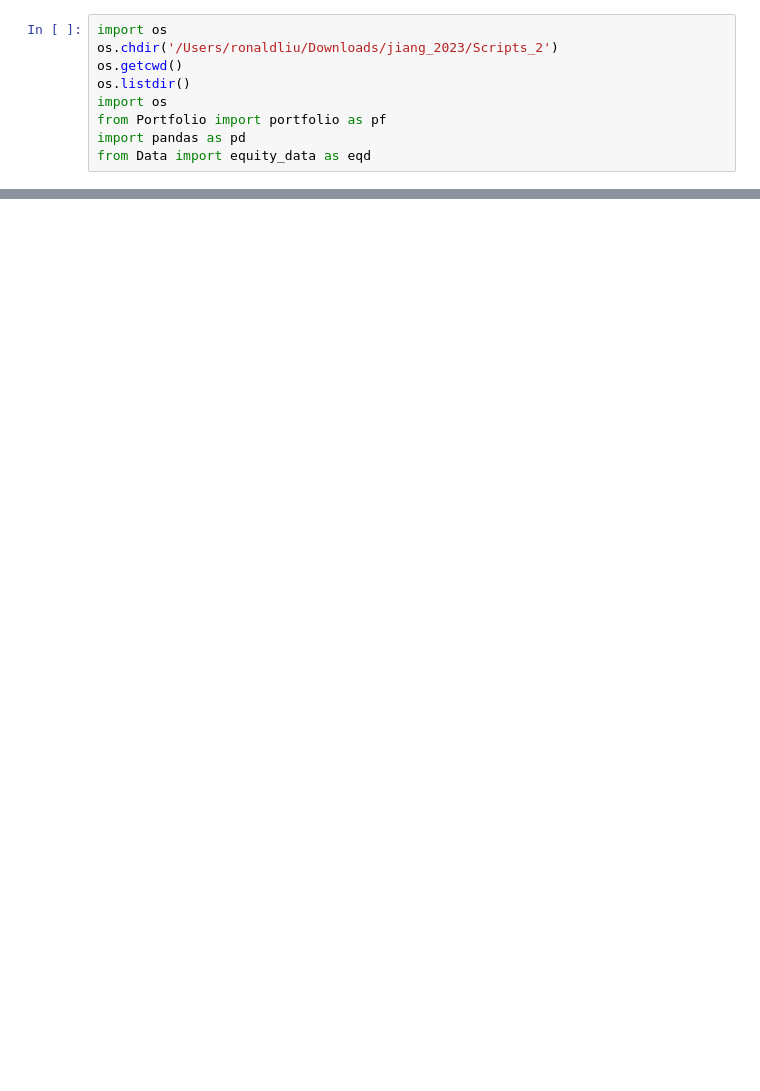
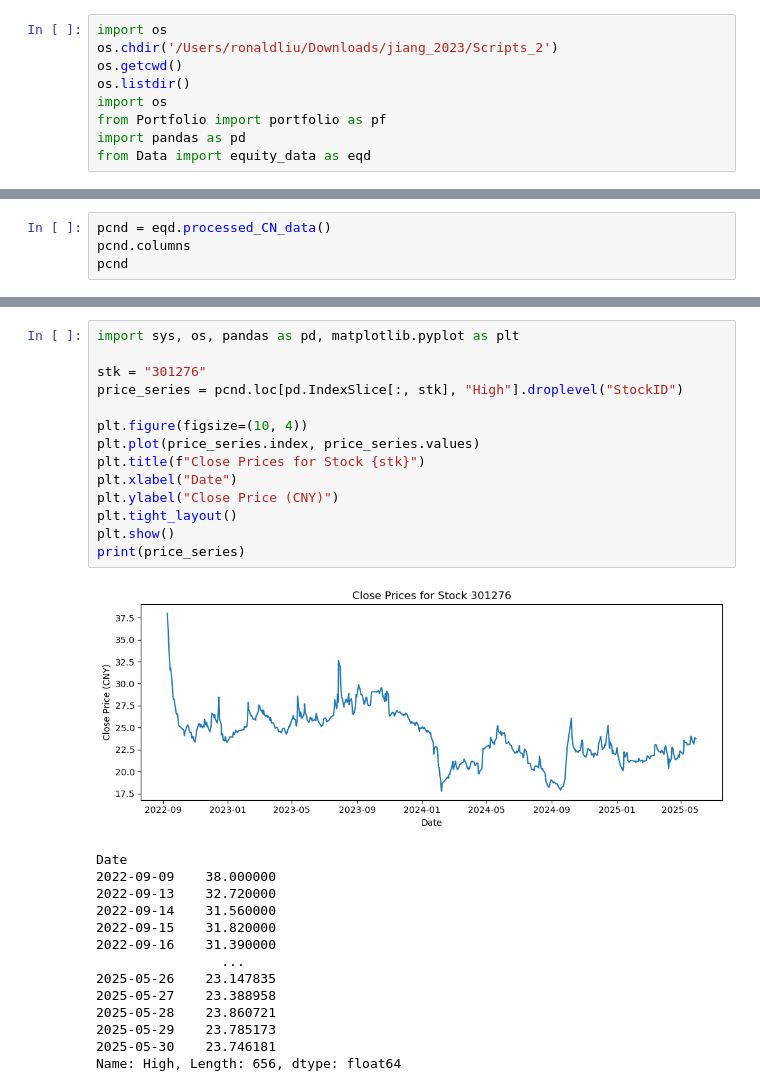
Before and after one commit to rliu4936/bob22, a Jupyter notebook: main.ipynb, the cells around one changed output, grey strips where cells are left out. Saved outputs shown, nothing was run; the diff lists cells and outputs as text; blank space fills up the shorter version.

Commit message:
cleaning chinese data

```diff
--- a/main.ipynb
+++ b/main.ipynb
@@ -157,0 +74,4 @@ ModuleNotFoundError: No module named 'Experiments'
+# %%
+pcnd = eqd.processed_CN_data()
+pcnd.columns
+pcnd
@@ -158 +116,30 @@ ModuleNotFoundError: No module named 'Experiments'
+# %%
+import sys, os, pandas as pd, matplotlib.pyplot as plt
+
+stk = "301276"
+price_series = pcnd.loc[pd.IndexSlice[:, stk], "High"].droplevel("StockID")
+
+plt.figure(figsize=(10, 4))
+plt.plot(price_series.index, price_series.values)
+plt.title(f"Close Prices for Stock {stk}")
+plt.xlabel("Date")
+plt.ylabel("Close Price (CNY)")
+plt.tight_layout()
+plt.show()
+print(price_series)
+# %% [output]
+[figure, added]
+Date
+2022-09-09    38.000000
+2022-09-13    32.720000
+2022-09-14    31.560000
+2022-09-15    31.820000
+2022-09-16    31.390000
+                ...
+2025-05-26    23.147835
+2025-05-27    23.388958
+2025-05-28    23.860721
+2025-05-29    23.785173
+2025-05-30    23.746181
+Name: High, Length: 656, dtype: float64
 # %%
```
Also changed, not shown: parts of 9 cells of this notebook, 11 other files.
